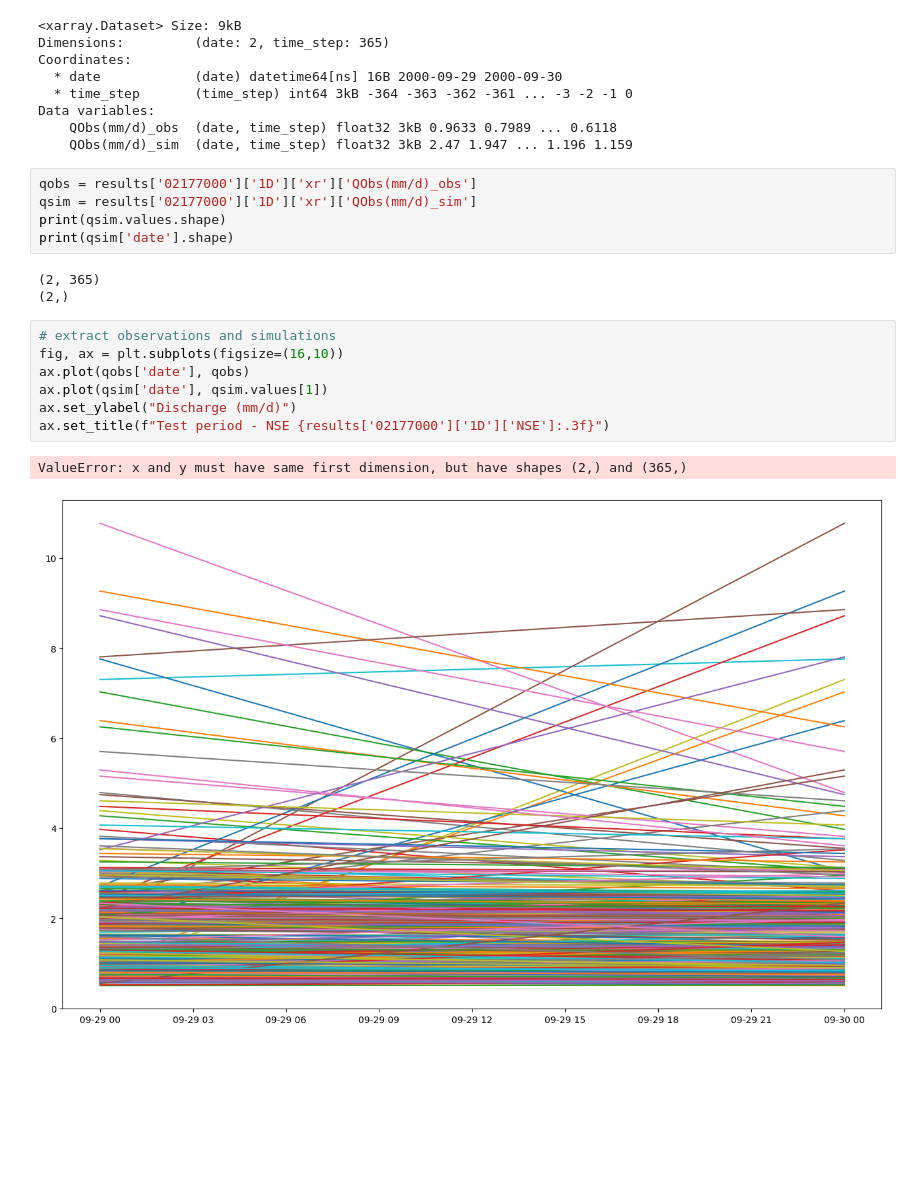
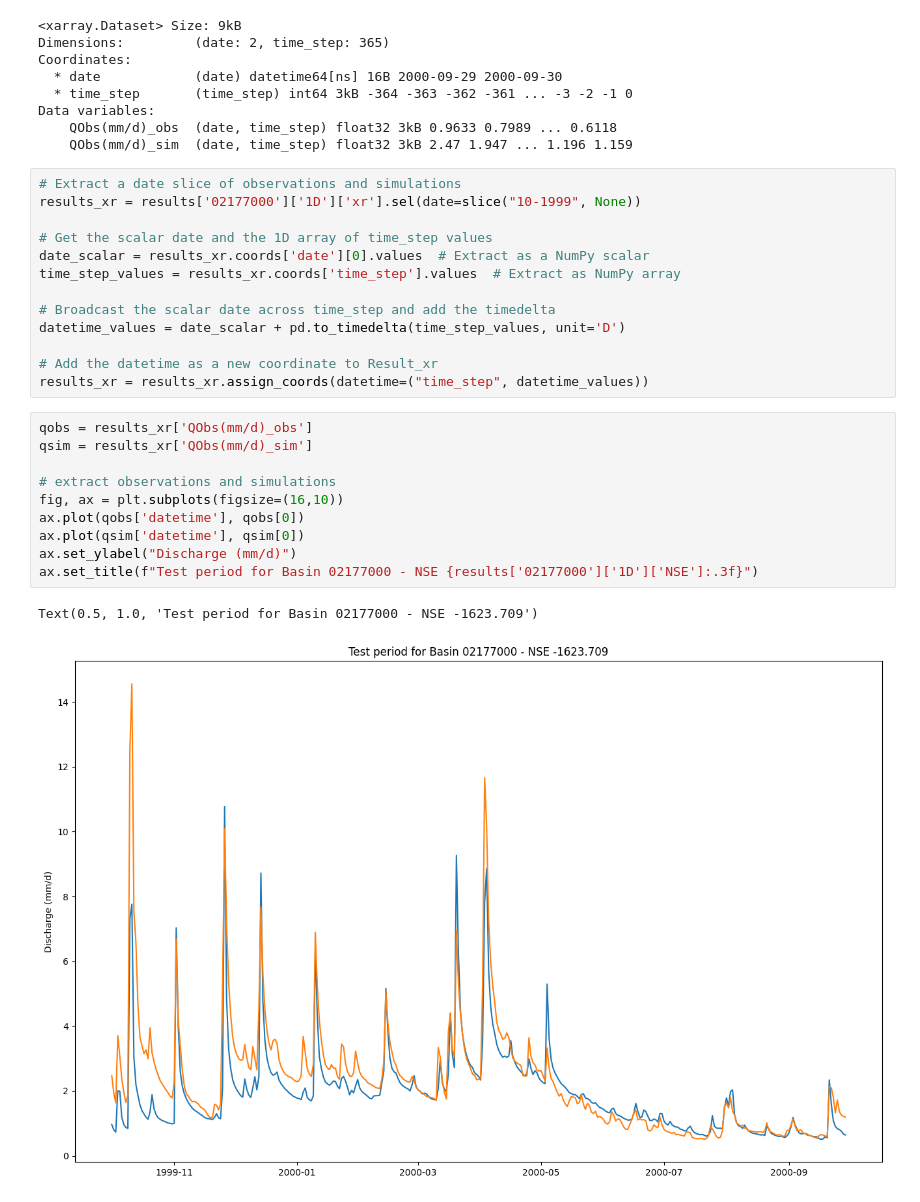
Before and after one commit to mines-ciroh/neuralhydrology-dcfe, a Jupyter notebook: examples/07-DCFE/smokeTest.ipynb, the cells around one changed output. Drawn from its saved outputs; the diff is of its cells as text; blank space fills up the shorter version.

```diff
--- a/examples/07-DCFE/smokeTest.ipynb
+++ b/examples/07-DCFE/smokeTest.ipynb
@@ -120,21 +115,29 @@ Coordinates:
 Data variables:
     QObs(mm/d)_obs  (date, time_step) float32 3kB 0.9633 0.7989 ... 0.6118
     QObs(mm/d)_sim  (date, time_step) float32 3kB 2.47 1.947 ... 1.196 1.159
+# %%
+# Extract a date slice of observations and simulations
+results_xr = results['02177000']['1D']['xr'].sel(date=slice("10-1999", None))
+
+# Get the scalar date and the 1D array of time_step values
+date_scalar = results_xr.coords['date'][0].values  # Extract as a NumPy scalar
+time_step_values = results_xr.coords['time_step'].values  # Extract as NumPy array
+
+# Broadcast the scalar date across time_step and add the timedelta
+datetime_values = date_scalar + pd.to_timedelta(time_step_values, unit='D')
+
+# Add the datetime as a new coordinate to Result_xr
+results_xr = results_xr.assign_coords(datetime=("time_step", datetime_values))
 # %%
-qobs = results['02177000']['1D']['xr']['QObs(mm/d)_obs']
-qsim = results['02177000']['1D']['xr']['QObs(mm/d)_sim']
-print(qsim.values.shape)
-print(qsim['date'].shape)
+qobs = results_xr['QObs(mm/d)_obs']
+qsim = results_xr['QObs(mm/d)_sim']
+
+# extract observations and simulations
+fig, ax = plt.subplots(figsize=(16,10))
+ax.plot(qobs['datetime'], qobs[0])
+ax.plot(qsim['datetime'], qsim[0])
+ax.set_ylabel("Discharge (mm/d)")
+ax.set_title(f"Test period for Basin 02177000 - NSE {results['02177000']['1D']['NSE']:.3f}")
 # %% [output]
-(2, 365)
-(2,)
+Text(0.5, 1.0, 'Test period for Basin 02177000 - NSE -1623.709')
+[figure, added]
-# %%
-# extract observations and simulations
-fig, ax = plt.subplots(figsize=(16,10))
-ax.plot(qobs['date'], qobs)
-ax.plot(qsim['date'], qsim.values[1])
-ax.set_ylabel("Discharge (mm/d)")
-ax.set_title(f"Test period - NSE {results['02177000']['1D']['NSE']:.3f}")
-# %% [output]
-ValueError: x and y must have same first dimension, but have shapes (2,) and (365,)
-[figure, removed]
```
Also changed, not shown: parts of 1 cell of this notebook.
